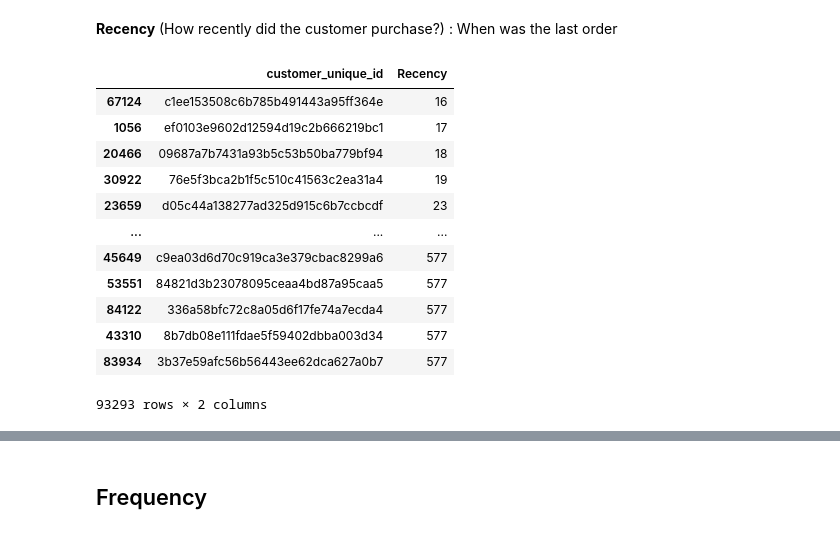
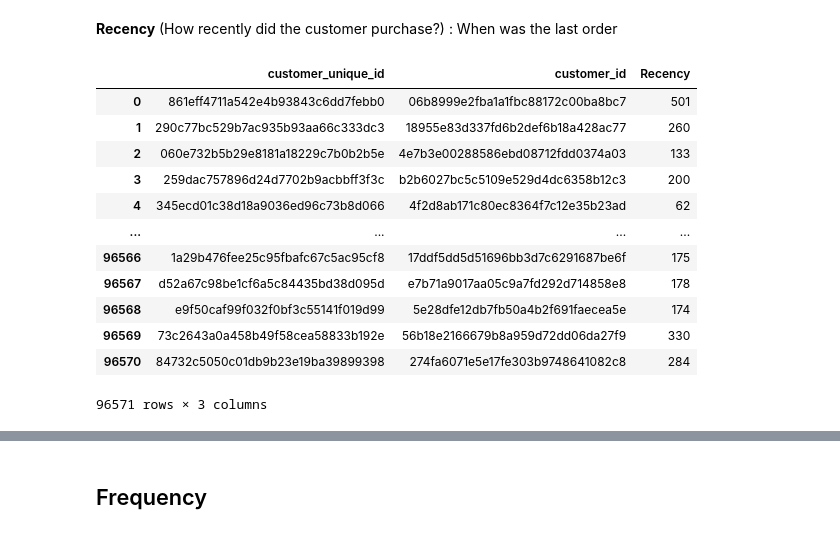
Before and after one commit to Hkllopp/Clustering-Model-Designing, a Jupyter notebook: notebook.ipynb, the cells around one changed output, grey strips where cells are left out. Cells and saved outputs as stored; diff of their text form; code cells hidden in the pictures.

```diff
--- a/notebook.ipynb
+++ b/notebook.ipynb
@@ -479,3 +466,8 @@ custom_customers_df = data_customer.drop(['customer_zip_code_prefix', 'customer_
+# %%
+from sklearn.impute import SimpleImputer
+
+custom_customers_df = data_customer[['customer_unique_id', 'customer_id']].drop_duplicates()
+reduced_custom_customers_df = data_customer[['customer_unique_id', 'customer_id']].drop_duplicates()
 # %% [markdown]
 ## Recency
 # %% [markdown]
@@ -483,33 +475,32 @@ custom_customers_df = data_customer.drop(['customer_zip_code_prefix', 'customer_
 # %%
 from datetime import datetime
 
 # Keeping the relation from order customer id and customer unique id
 custom_orders_df = data_customer[['customer_unique_id', 'customer_id']]
 # Getting the orders details
 custom_orders_df = custom_orders_df.merge(data_orders, on='customer_id', how='inner')
 # Grouping every customer by their customer_unique_id and selecting the most recent order date (and renaming it)
 custom_orders_most_recent_df = custom_orders_df.groupby('customer_unique_id').agg({'order_purchase_timestamp': 'max'}).reset_index()
 custom_orders_most_recent_df['Recency'] = (max_datetime - pd.to_datetime(custom_orders_most_recent_df['order_purchase_timestamp'], format='%Y-%m-%d %H:%M:%S')).dt.days
 custom_orders_most_recent_df = custom_orders_most_recent_df.drop('order_purchase_timestamp', axis=1)
 
-custom_orders_most_recent_df.sort_values(by='Recency')
+SimpleImputer().fit_transform(np.array(custom_orders_most_recent_df['Recency']).reshape(-1, 1))
 
 # Adding recency column to the custom_customers_df
 custom_customers_df = custom_customers_df.merge(custom_orders_most_recent_df, on='customer_unique_id', how='inner')
 
-
-custom_customers_df.sort_values(by='Recency')
+custom_customers_df
 # %% [output]
-|  | customer_unique_id | Recency |
-| 67124 | c1ee153508c6b785b491443a95ff364e | 16 |
-| 1056 | ef0103e9602d12594d19c2b666219bc1 | 17 |
-| 20466 | 09687a7b7431a93b5c53b50ba779bf94 | 18 |
-| 30922 | 76e5f3bca2b1f5c510c41563c2ea31a4 | 19 |
-| 23659 | d05c44a138277ad325d915c6b7ccbcdf | 23 |
-| ... | ... | ... |
-| 45649 | c9ea03d6d70c919ca3e379cbac8299a6 | 577 |
-| 53551 | 84821d3b23078095ceaa4bd87a95caa5 | 577 |
-| 84122 | 336a58bfc72c8a05d6f17fe74a7ecda4 | 577 |
-| 43310 | 8b7db08e111fdae5f59402dbba003d34 | 577 |
-| 83934 | 3b37e59afc56b56443ee62dca627a0b7 | 577 |
+|  | customer_unique_id | customer_id | Recency |
+| 0 | 861eff4711a542e4b93843c6dd7febb0 | 06b8999e2fba1a1fbc88172c00ba8bc7 | 501 |
+| 1 | 290c77bc529b7ac935b93aa66c333dc3 | 18955e83d337fd6b2def6b18a428ac77 | 260 |
+| 2 | 060e732b5b29e8181a18229c7b0b2b5e | 4e7b3e00288586ebd08712fdd0374a03 | 133 |
+| 3 | 259dac757896d24d7702b9acbbff3f3c | b2b6027bc5c5109e529d4dc6358b12c3 | 200 |
+| 4 | 345ecd01c38d18a9036ed96c73b8d066 | 4f2d8ab171c80ec8364f7c12e35b23ad | 62 |
+| ... | ... | ... | ... |
+| 96566 | 1a29b476fee25c95fbafc67c5ac95cf8 | 17ddf5dd5d51696bb3d7c6291687be6f | 175 |
+| 96567 | d52a67c98be1cf6a5c84435bd38d095d | e7b71a9017aa05c9a7fd292d714858e8 | 178 |
+| 96568 | e9f50caf99f032f0bf3c55141f019d99 | 5e28dfe12db7fb50a4b2f691faecea5e | 174 |
+| 96569 | 73c2643a0a458b49f58cea58833b192e | 56b18e2166679b8a959d72dd06da27f9 | 330 |
+| 96570 | 84732c5050c01db9b23e19ba39899398 | 274fa6071e5e17fe303b9748641082c8 | 284 |
-93293 rows × 2 columns
+96571 rows × 3 columns
```
Also changed, not shown: parts of 32 cells of this notebook, 1 other file.
